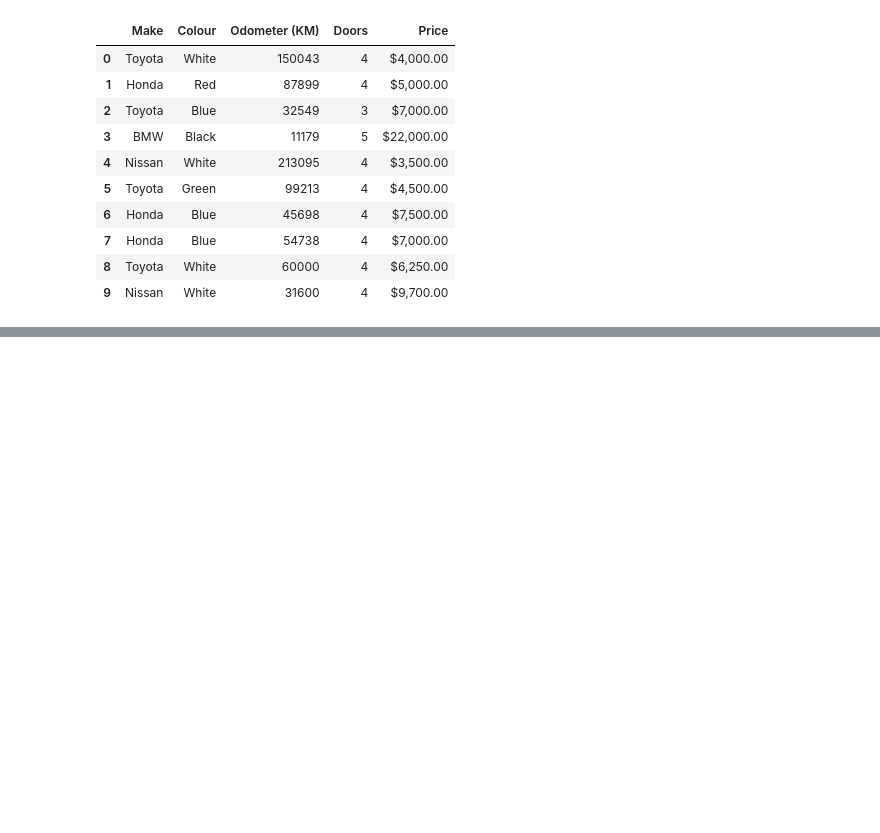
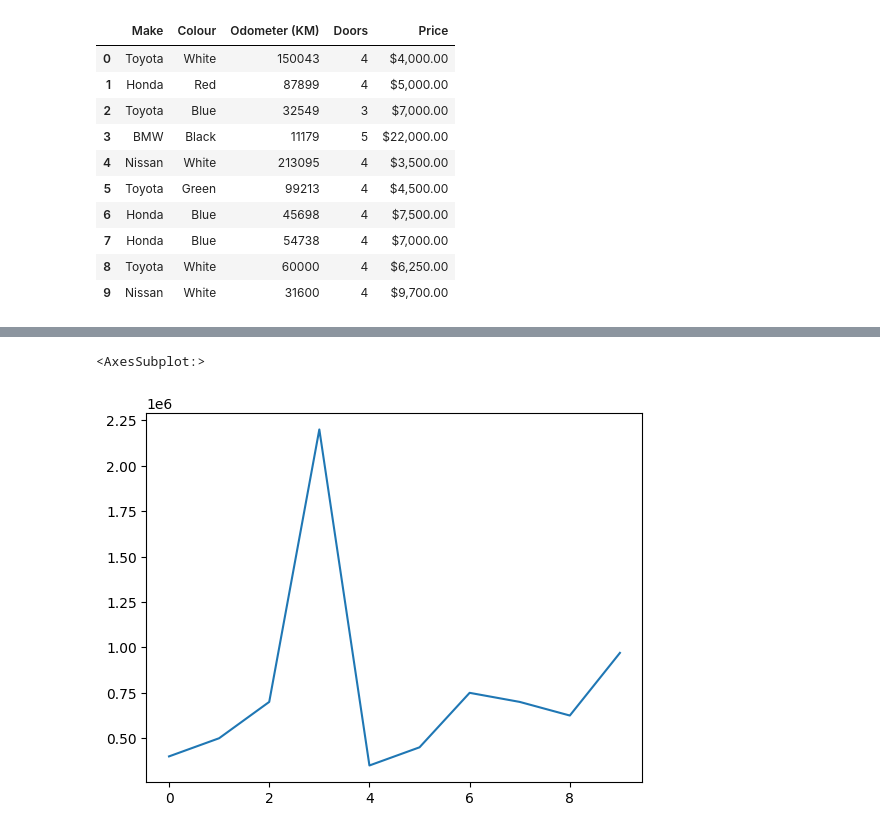
Before and after one commit to Kasaklalita/ML-DS-Course, a Jupyter notebook: introduction-to-pandas.ipynb, the cells around one changed output, grey strips where cells are left out. Saved outputs shown, nothing was run; the diff lists cells and outputs as text; code cells hidden in the pictures; blank space fills up the shorter version.

```diff
--- a/introduction-to-pandas.ipynb
+++ b/introduction-to-pandas.ipynb
@@ -175,0 +382,2 @@ car_sales
+# %%
+car_sales['Price'] = car_sales['Price'].str.replace('[\$\,\.]', '').astype(int)
@@ -175,0 +398,5 @@ car_sales
+# %%
+car_sales['Price'].plot()
+# %% [output]
+<AxesSubplot:>
+[figure, added]
```
Also changed, not shown: parts of 26 cells of this notebook.
